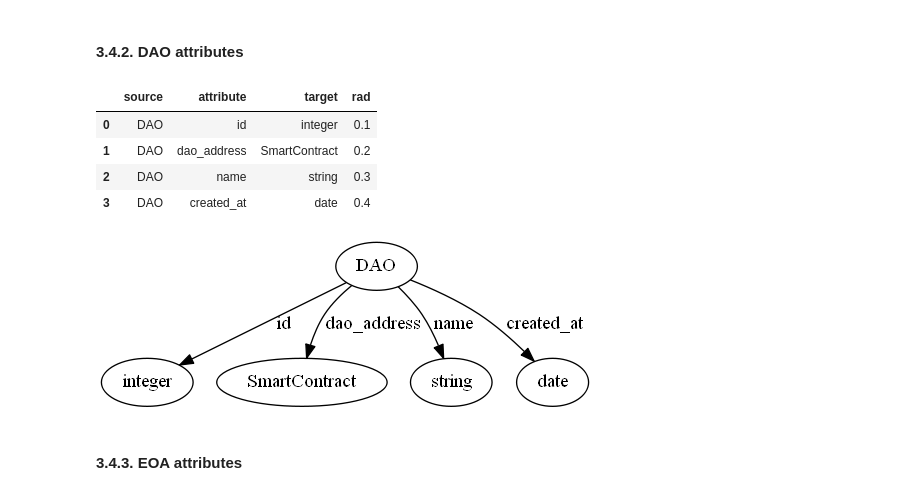
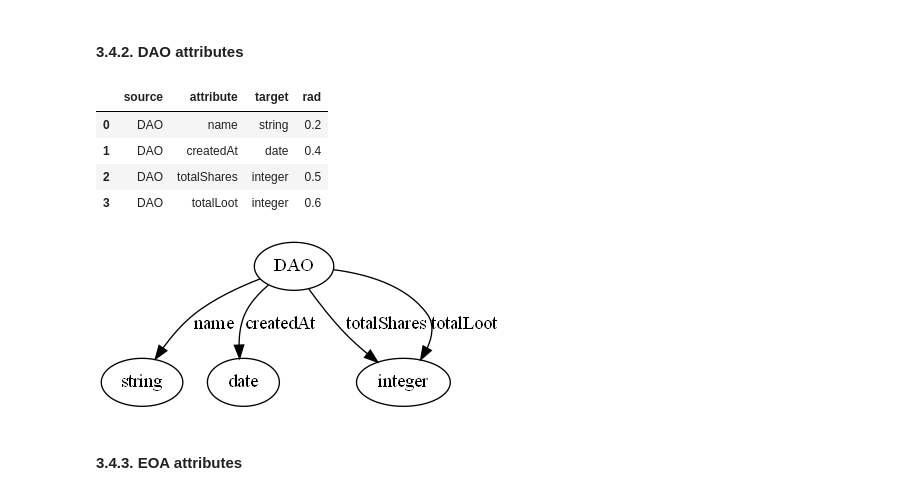
Before and after one commit to Grasia/semantic-web3-dao, a Jupyter notebook: knowledge_graph/KnowledgeGraph-Web3-DAO.ipynb, the cells around one changed output. Saved outputs shown, nothing was run; the diff lists cells and outputs as text; code cells hidden in the pictures.

```diff
--- a/knowledge_graph/KnowledgeGraph-Web3-DAO.ipynb
+++ b/knowledge_graph/KnowledgeGraph-Web3-DAO.ipynb
@@ -1221,8 +1369,7 @@ list(mdg_daos.nodes(data=True))
 #### 3.4.1. Blockchain attributes
 # %%
 attr_blockchain = [{"source":"Blockchain", "attribute":"id", "target":"string", "rad":0.1},
-                   {"source":"Blockchain", "attribute":"name", "target":"string", "rad":0.2},
-                   {"source":"Blockchain", "attribute":"parent_blockchain", "target":"Blockchain", "rad":0.3}
+                   {"source":"Blockchain", "attribute":"name", "target":"string", "rad":0.2}
                   ]
 # %%
 attr_blockchain_df = pd.DataFrame(attr_blockchain)
@@ -1252,20 +1396,20 @@ Image(filename='./graphs/daos_blockchain.png')
 # %% [markdown]
 #### 3.4.2. DAO attributes
 # %%
-attr_dao = [{"source":"DAO", "attribute":"id", "target":"integer", "rad":0.1 },
-            {"source":"DAO", "attribute":"dao_address", "target":"SmartContract", "rad":0.2},
-            {"source":"DAO", "attribute":"name", "target":"string", "rad":0.3},
-            {"source":"DAO", "attribute":"created_at", "target":"date", "rad":0.4}
+attr_dao = [{"source":"DAO", "attribute":"name", "target":"string", "rad":0.2},
+            {"source":"DAO", "attribute":"createdAt", "target":"date", "rad":0.4},
+            {"source":"DAO", "attribute":"totalShares", "target":"integer", "rad":0.5 },
+            {"source":"DAO", "attribute":"totalLoot", "target":"integer", "rad":0.6 },
            ]
 # %%
 attr_dao_df = pd.DataFrame(attr_dao)
 attr_dao_df
 # %% [output]
 |  | source | attribute | target | rad |
-| 0 | DAO | id | integer | 0.1 |
-| 1 | DAO | dao_address | SmartContract | 0.2 |
-| 2 | DAO | name | string | 0.3 |
-| 3 | DAO | created_at | date | 0.4 |
+| 0 | DAO | name | string | 0.2 |
+| 1 | DAO | createdAt | date | 0.4 |
+| 2 | DAO | totalShares | integer | 0.5 |
+| 3 | DAO | totalLoot | integer | 0.6 |
 # %%
 mdg_dao = nx.from_pandas_edgelist(attr_dao_df, 'source','target',
                                        edge_attr=['attribute', 'rad'],
@@ -1273,15 +1417,13 @@ mdg_dao = nx.from_pandas_edgelist(attr_dao_df, 'source','target',
 mdg_daos = nx.compose(mdg_daos, mdg_dao)
 # %%
 for edge in mdg_dao.edges(data=True): edge[2]['label'] = edge[2]['attribute']
-node_label = nx.get_node_attributes(mdg_dao,'id')
-pos = nx.spring_layout(mdg_dao)
 node_label = nx.get_node_attributes(mdg_dao,'id')
 pos = nx.spring_layout(mdg_dao)
 p=nx.drawing.nx_pydot.to_pydot(mdg_dao)
 p.write_png('./graphs/daos_dao.png')
 Image(filename='./graphs/daos_dao.png')
 # %% [output]
-[figure, old version]
+[figure, new version]
 # %% [markdown]
 #### 3.4.3. EOA attributes
 # %%
```
Also changed, not shown: parts of 172 cells of this notebook, 11 other files.
